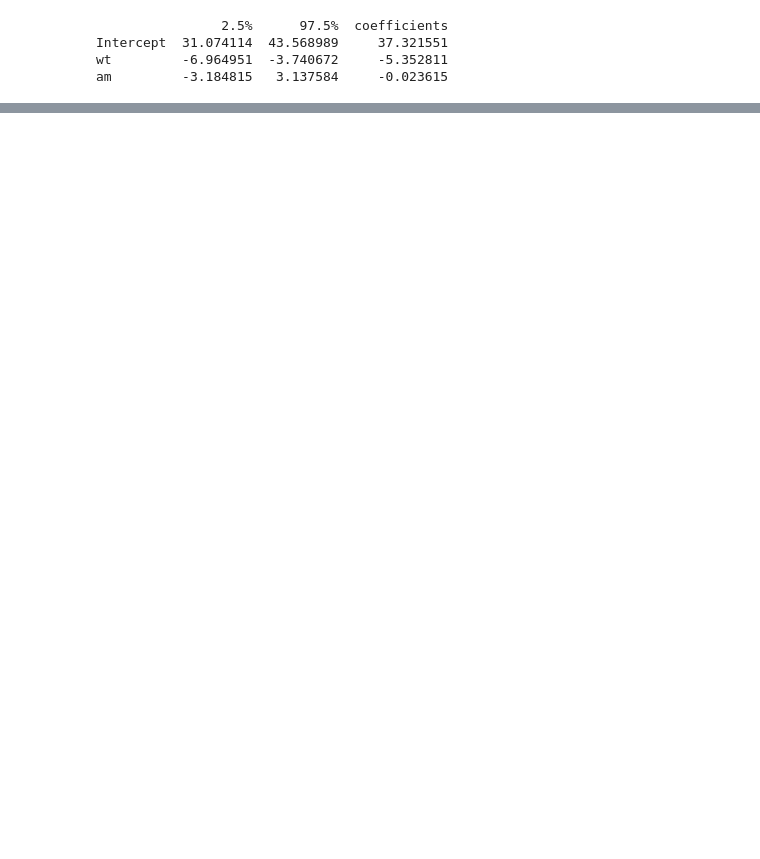
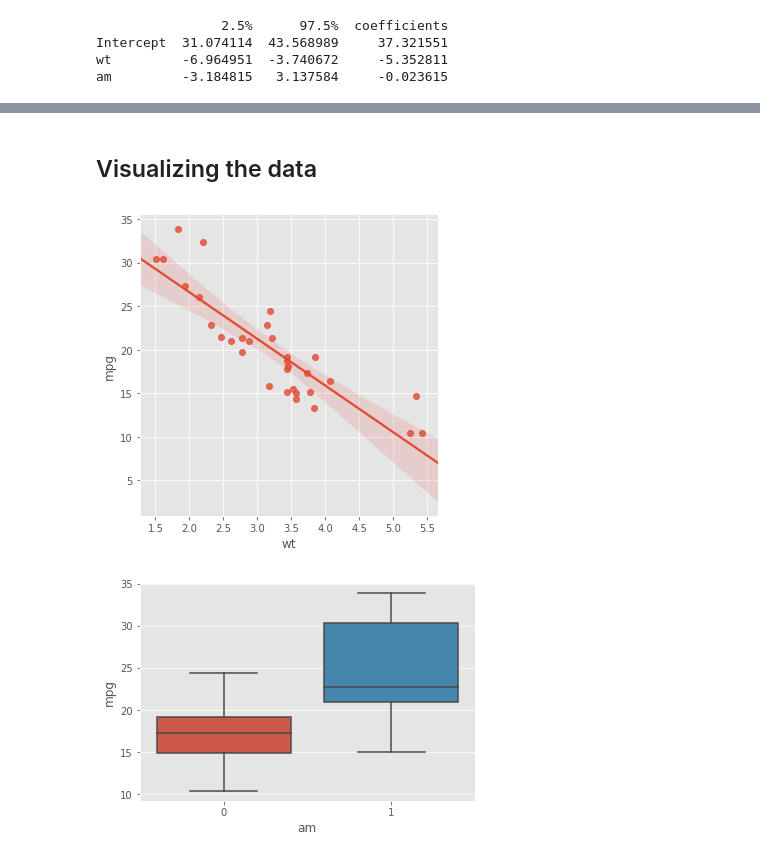
Before and after one commit to Johnnyboycurtis/MCMC, a Jupyter notebook: Bootstrap/notebook/4 Bootstrap.ipynb, the cells around one changed output, grey strips where cells are left out. Saved outputs shown, nothing was run; the diff lists cells and outputs as text; code cells hidden in the pictures; blank space fills up the shorter version.

```diff
--- a/Bootstrap/notebook/4 Bootstrap.ipynb
+++ b/Bootstrap/notebook/4 Bootstrap.ipynb
@@ -279,0 +134,12 @@ Another method for applying the bootstrap approach to building an empirical dist
+# %% [markdown]
+## Visualizing the data
+# %%
+import seaborn as sns
+g = sns.lmplot(x="wt", y="mpg", data=mtcars)
+plt.show()
+
+h = sns.boxplot(x="am", y="mpg", data=mtcars)
+plt.show()
+# %% [output]
+[figure, added]
+[figure, added]
```
Also changed, not shown: parts of 15 cells of this notebook.
